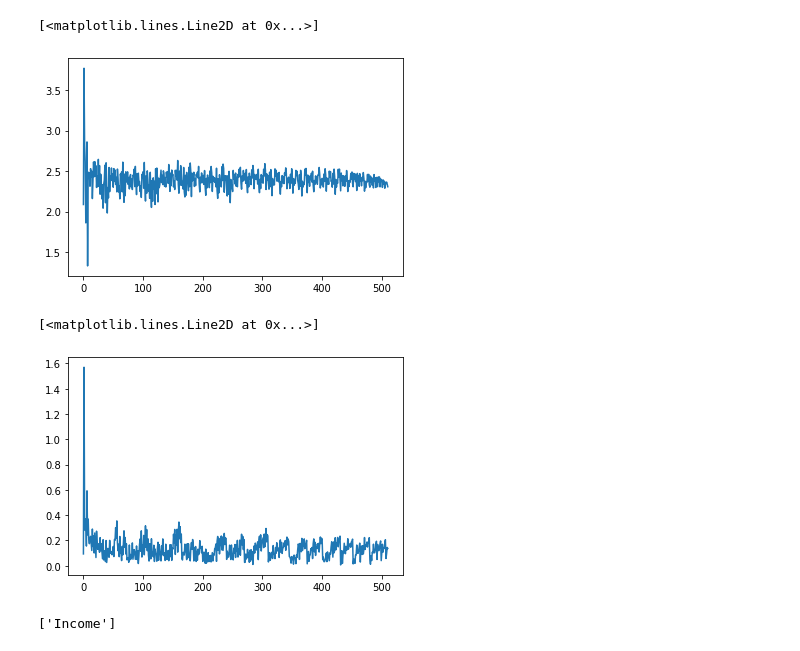
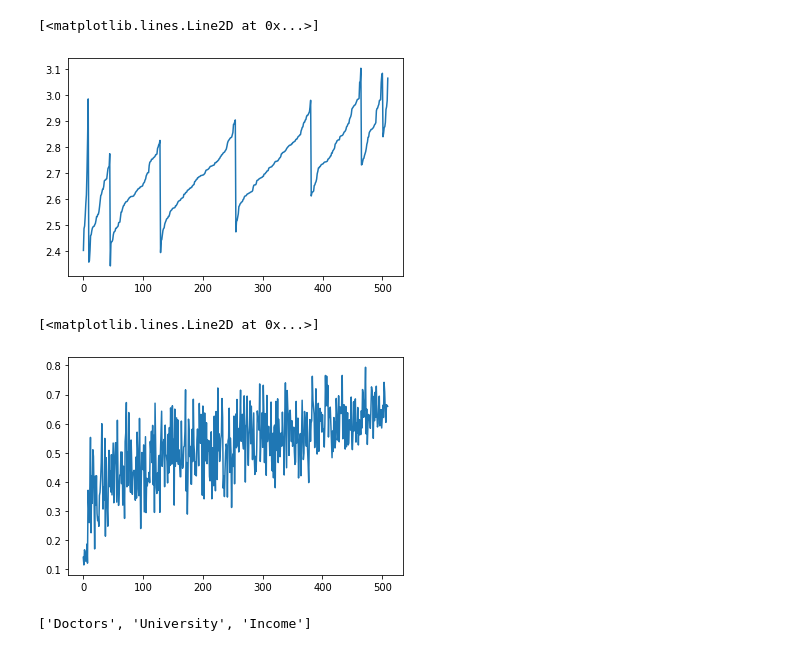
Before and after one commit to thistleknot/python-ml, a Jupyter notebook: code/pyGam Nested Cross Validation bestSubsets Dask.ipynb, the cells around one changed output. Saved outputs shown, nothing was run; the diff lists cells and outputs as text; code cells hidden in the pictures.

```diff
--- a/code/pyGam Nested Cross Validation bestSubsets Dask.ipynb
+++ b/code/pyGam Nested Cross Validation bestSubsets Dask.ipynb
@@ -269,2 +179,0 @@ for t_ in tnrange(0,len(terms), desc = 'Loop...'):
-# %%
-results = pd.concat([pd.DataFrame([item[1] for item in outer_scores],columns=['O Score','Std']),pd.DataFrame(pd.Series([item[0] for item in outer_scores]),columns=['Terms'])],axis=1)
@@ -270,0 +259,28 @@ results = pd.concat([pd.DataFrame([item[1] for item in outer_scores],columns=['O
+# %%
+termlengths = [len(t) for t in terms]
+# %%
+
+outer_scores = pd.DataFrame()
+
+for i in range(1,max(termlengths)):
+    #print(i)
+    subset = np.array(terms)[[np.array(termlengths)==i]]
+    #print(subset)
+
+    npa = []
+
+    for t in range(0,len(subset)):
+        npa.append([subset[t],X,y])
+    #print(npa)
+
+    client = Client('192.168.3.100:8786')
+    #client.restart()
+
+    future = client.map(process_term, npa)
+
+    results = client.gather(future)
+
+    #print(results)
+    outer_scores = pd.concat([outer_scores,pd.DataFrame(results,columns=['terms','OCV','OCVStd']).sort_values(by='OCV')],axis=0)
+    #print()
+    #good juncture to fork
@@ -271,15 +303,15 @@ results = pd.concat([pd.DataFrame([item[1] for item in outer_scores],columns=['O
 # %%
-plt.plot(results['O Score'])
+plt.plot(outer_scores['OCV'].reset_index()['OCV'])
 # %% [output]
 [<matplotlib.lines.Line2D at 0x...>]
-[figure, old version]
+[figure, new version]
 # %%
-plt.plot(results['Std'])
+plt.plot(outer_scores['OCVStd'].reset_index()['OCVStd'])
 # %% [output]
 [<matplotlib.lines.Line2D at 0x...>]
-[figure, old version]
+[figure, new version]
 # %%
-best_terms = results.loc[np.argmin(results['O Score'])]['Terms']
+best_terms = outer_scores.iloc[np.argmin(outer_scores['OCV'])]['terms']
 best_terms
 # %% [output]
-['Income']
+['Doctors', 'University', 'Income']
```
Also changed, not shown: parts of 13 cells of this notebook.
